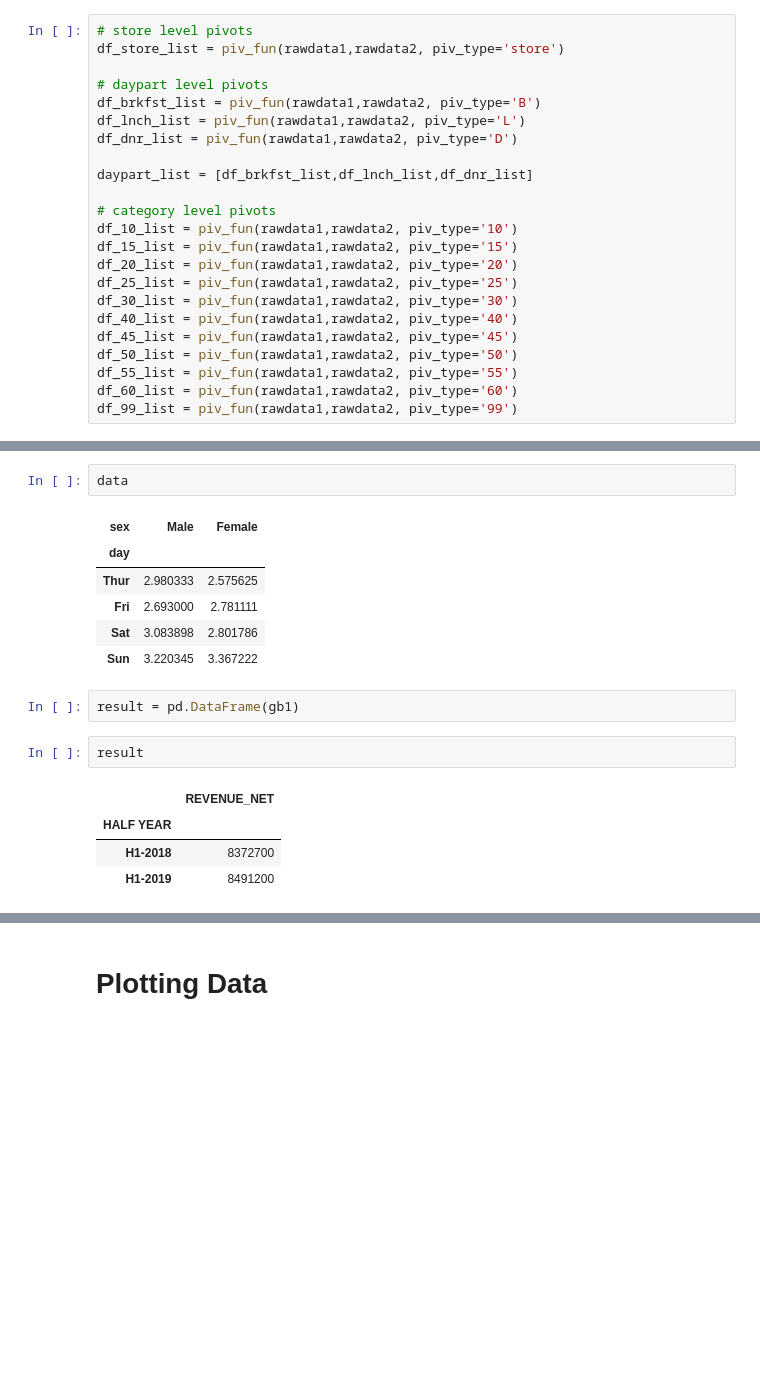
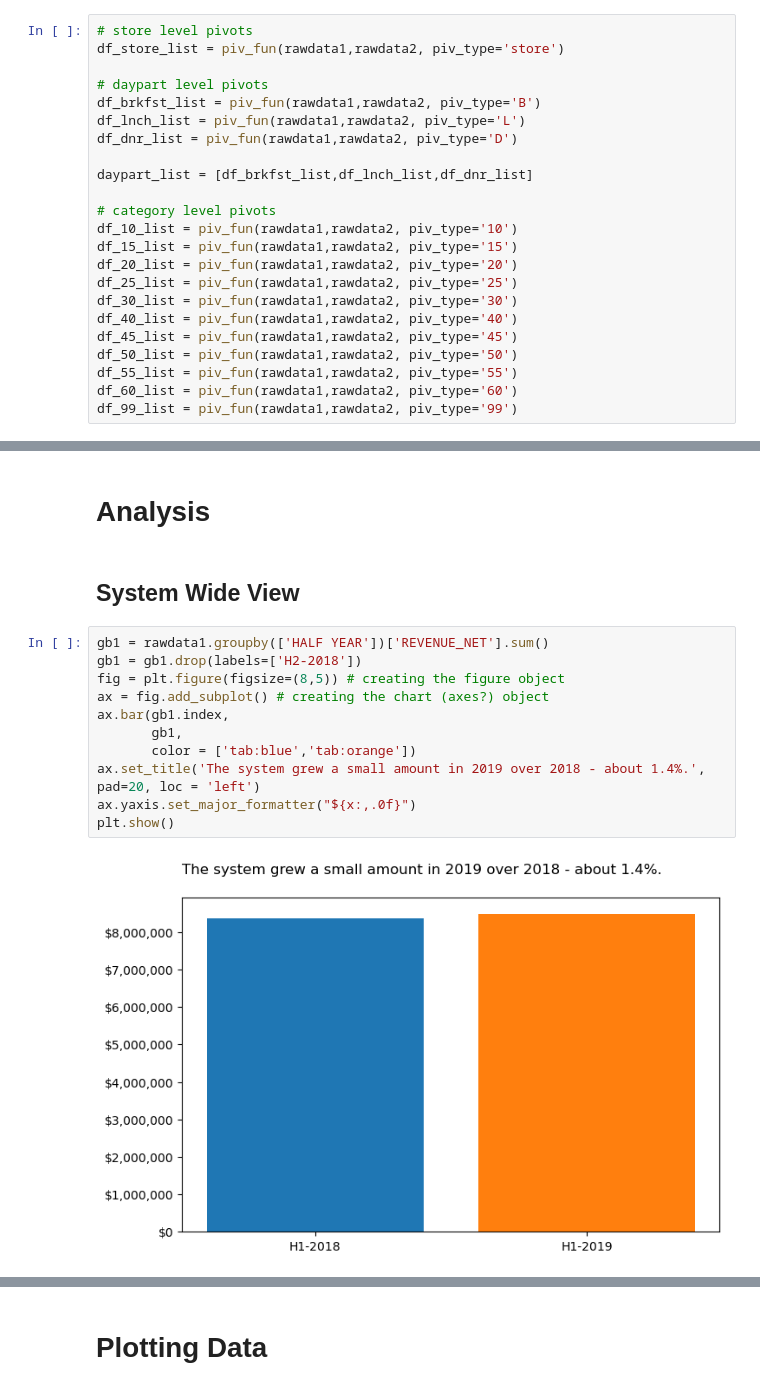
Before and after one commit to dkent287/Restaurant-Pricing, a Jupyter notebook: Restaurant_Workup.ipynb, the cells around one changed output, grey strips where cells are left out. Cells and saved outputs as stored; diff of their text form; blank space fills up the shorter version.

```diff
--- a/Restaurant_Workup.ipynb
+++ b/Restaurant_Workup.ipynb
@@ -449,18 +284,17 @@ plt.show()
-# %%
-data
-# %% [output]
-| sex | Male | Female |
-| day |  |  |
-| Thur | 2.980333 | 2.575625 |
-| Fri | 2.693000 | 2.781111 |
-| Sat | 3.083898 | 2.801786 |
-| Sun | 3.220345 | 3.367222 |
-# %%
-result = pd.DataFrame(gb1)
-# %%
-result
-# %% [output]
-|  | REVENUE_NET |
-| HALF YEAR |  |
-| H1-2018 | 8372700 |
-| H1-2019 | 8491200 |
+# %% [markdown]
+# Analysis
+# %% [markdown]
+## System Wide View
+# %%
+gb1 = rawdata1.groupby(['HALF YEAR'])['REVENUE_NET'].sum()
+gb1 = gb1.drop(labels=['H2-2018'])
+fig = plt.figure(figsize=(8,5)) # creating the figure object
+ax = fig.add_subplot() # creating the chart (axes?) object
+ax.bar(gb1.index,
+       gb1,
+       color = ['tab:blue','tab:orange'])
+ax.set_title('The system grew a small amount in 2019 over 2018 - about 1.4%.', pad=20, loc = 'left')
+ax.yaxis.set_major_formatter("${x:,.0f}")
+plt.show()
+# %% [output]
+[figure, added]
```
Also changed, not shown: parts of 30 cells of this notebook.
